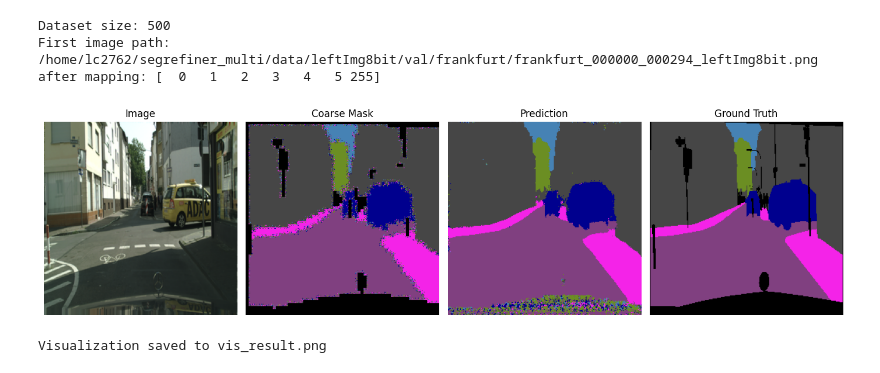
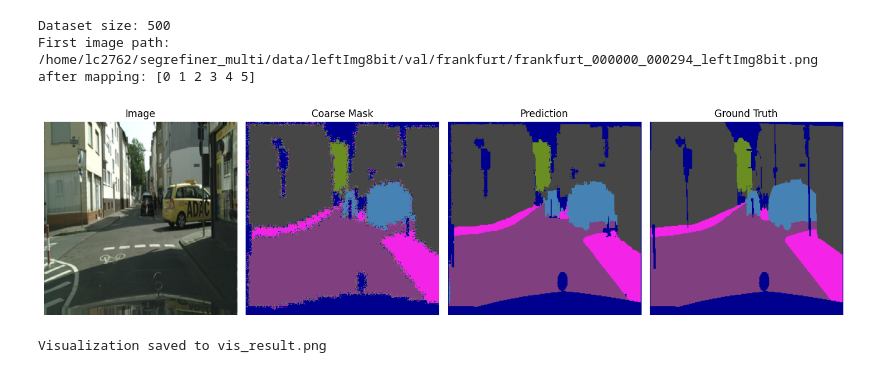
Before and after one commit to Libo999-chen/segrefiner_multi, a Jupyter notebook: test.ipynb, the cells around one changed output. Drawn from its saved outputs; the diff is of its cells as text; code cells hidden in the pictures.

```diff
--- a/test.ipynb
+++ b/test.ipynb
@@ -6,25 +6,14 @@ import matplotlib.pyplot as plt
 from data import Cityscapes6ClassRefinement
 from model import UNet_Diffusion
 
-# ================================================================
-# Device
-# ================================================================
 device = "cuda" if torch.cuda.is_available() else "cpu"
 
-# ================================================================
-# Paths and parameters
-# ================================================================
-ckpt_path = "/home/lc2762/segrefiner_multi/runs/checkpoints/model_epoch_100__akl1.0.pth"
+ckpt_path = "/home/lc2762/segrefiner_multi/runs/checkpoints/model_epoch_20__akl0.001_standard6.pth"
 data_root = "/home/lc2762/segrefiner_multi/data"
 
-K = 6       # number of classes
-T = 16      # diffusion steps
+K = 6
+T = 16
 
-# ================================================================
-# Cityscapes color palette for the selected 6 classes
-# ================================================================
-# Class order:
-# 0: road, 1: sidewalk, 2: building, 3: vegetation, 4: sky, 5: car
 CITYSCAPES_COLORS = np.array([
     [128, 64, 128],   # road
     [244, 35, 232],   # sidewalk
@@ -32,15 +21,11 @@ CITYSCAPES_COLORS = np.array([
     [107, 142, 35],   # vegetation
     [70, 130, 180],   # sky
     [0, 0, 142],      # car
-    [0, 0, 0],        # ignore (255)
+    [0, 0, 0],        # ignore
 ], dtype=np.uint8)
 
+
 def multi_step_refine(model, img, coarse, T):
-    """
-    img   : [1, 3, H, W]
-    coarse: [1, H, W]
-    return: pred [1, H, W]
-    """
     xt = coarse.clone()
 
     with torch.no_grad():
@@ -50,15 +35,9 @@ def multi_step_refine(model, img, coarse, T):
             xt = torch.argmax(logits, dim=1)
 
     return xt
+
+
 def decode_segmap(mask, colors=CITYSCAPES_COLORS):
-    """
-    Convert a label mask to an RGB image using the Cityscapes palette.
-
-    Args:
-        mask: [H, W] numpy array with values in {0,...,K-1} and K for ignore.
-    Returns:
-        color_mask: [H, W, 3] RGB image.
-    """
     h, w = mask.shape
     color_mask = np.zeros((h, w, 3), dtype=np.uint8)
 
@@ -68,12 +47,8 @@ def decode_segmap(mask, colors=CITYSCAPES_COLORS):
     return color_mask
 
 
-# ================================================================
-# Load model
-# ================================================================
 model = UNet_Diffusion(num_classes=K).to(device)
 
-# Use weights_only=True to avoid FutureWarning (if supported by PyTorch version)
 try:
     state_dict = torch.load(ckpt_path, map_location=device, weights_only=True)
 except TypeError:
@@ -82,36 +57,19 @@ except TypeError:
 model.load_state_dict(state_dict)
 model.eval()
 
-# ================================================================
-# Load dataset (validation split)
-# ================================================================
 dataset = Cityscapes6ClassRefinement(root=data_root, split="val")
 print("Dataset size:", len(dataset))
 print("First image path:", dataset.images[0])
 
-# Select one sample for visualization
 img, coarse, gt = dataset[0]
+img = img.unsqueeze(0).to(device)
+coarse = coarse.unsqueeze(0).to(device)
+gt = gt.unsqueeze(0).to(device)
 
-img = img.unsqueeze(0).to(device)        # [1, 3, H, W]
-coarse = coarse.unsqueeze(0).to(device)  # [1, H, W]
-gt = gt.unsqueeze(0).to(device)          # [1, H, W]
 
-# Diffusion timestep (consistent with training)
-t = torch.ones(1, device=device)
-t_norm = t / T
-xt = coarse.clone()
+pred = multi_step_refine(model, img, coarse, T)
 
-# ================================================================
-# Inference
-# ================================================================
-with torch.no_grad():
-    logits = model(img, coarse, xt, t_norm)
-    pred = torch.argmax(logits, dim=1)
 
-# ================================================================
-# Convert tensors to numpy
-# ================================================================
-# De-normalize image
 img_np = img[0].cpu().permute(1, 2, 0).numpy()
 mean = np.array([0.485, 0.456, 0.406])
 std = np.array([0.229, 0.224, 0.225])
@@ -122,52 +80,50 @@ coarse_np = coarse[0].cpu().numpy()
 pred_np = pred[0].cpu().numpy()
 gt_np = gt[0].cpu().numpy()
 
-# Map ignore label (255) to color index K
 coarse_show = coarse_np.copy()
+pred_show = pred_np.copy()
 gt_show = gt_np.copy()
+
 coarse_show[coarse_show == 255] = K
+pred_show[pred_show == 255] = K
 gt_show[gt_show == 255] = K
 
-# Decode segmentation masks to RGB
 coarse_rgb = decode_segmap(coarse_show)
-pred_rgb = decode_segmap(pred_np)
+pred_rgb = decode_segmap(pred_show)
 gt_rgb = decode_segmap(gt_show)
 
-# ================================================================
-# Visualization
-# ================================================================
 plt.figure(figsize=(14, 4))
 
 plt.subplot(1, 4, 1)
 plt.imshow(img_np)
 plt.title("Image")
 plt.axis("off")
 
 plt.subplot(1, 4, 2)
 plt.imshow(coarse_rgb)
 plt.title("Coarse Mask")
 plt.axis("off")
 
 plt.subplot(1, 4, 3)
 plt.imshow(pred_rgb)
 plt.title("Prediction")
 plt.axis("off")
 
 plt.subplot(1, 4, 4)
 plt.imshow(gt_rgb)
 plt.title("Ground Truth")
 plt.axis("off")
 
 plt.tight_layout()
 plt.savefig("vis_result.png", dpi=300)
 plt.show()
 
 print("Visualization saved to vis_result.png")
 # %% [output]
 Dataset size: 500
 First image path: /home/lc2762/segrefiner_multi/data/leftImg8bit/val/frankfurt/frankfurt_000000_000294_leftImg8bit.png
-after mapping: [  0   1   2   3   4   5 255]
+after mapping: [0 1 2 3 4 5]
-[figure, old version]
+[figure, new version]
 Visualization saved to vis_result.png
 # %%
 import random
```
Also changed, not shown: parts of 4 cells of this notebook, 3 other files.
